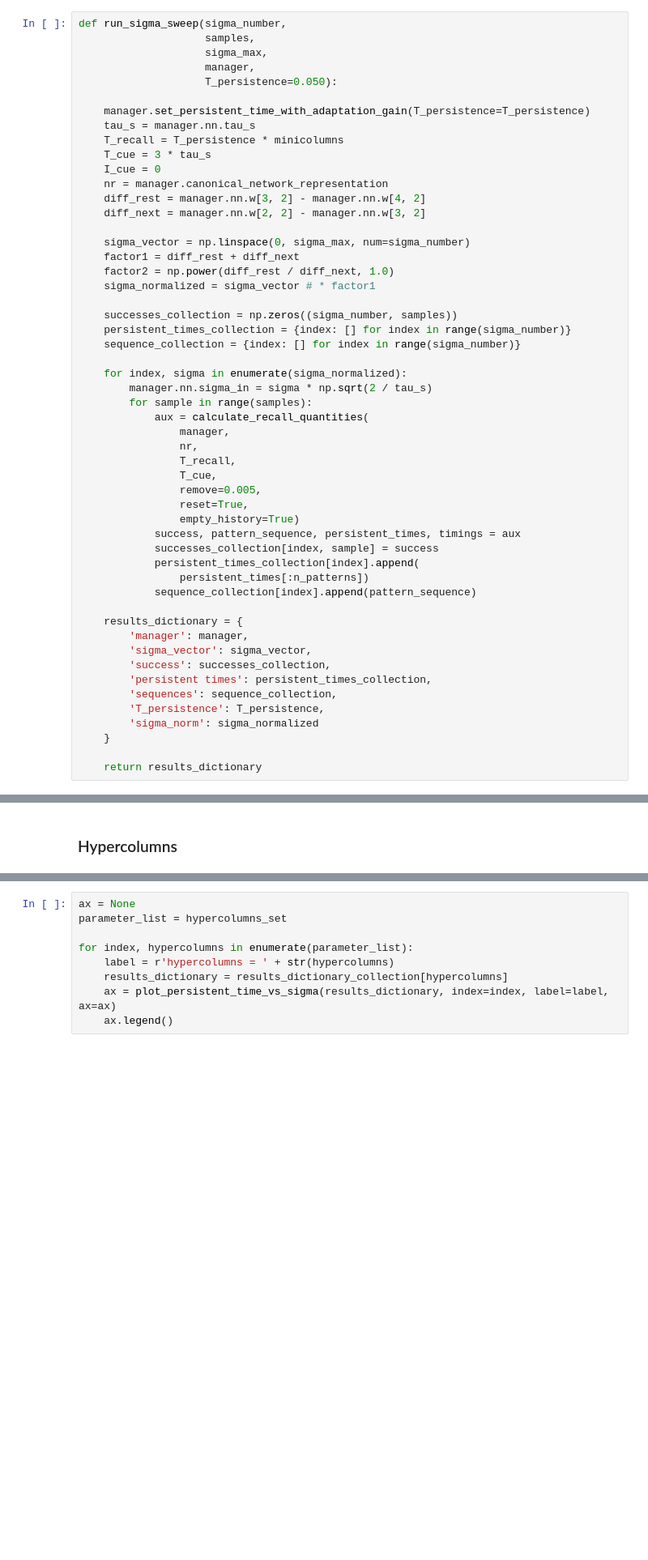
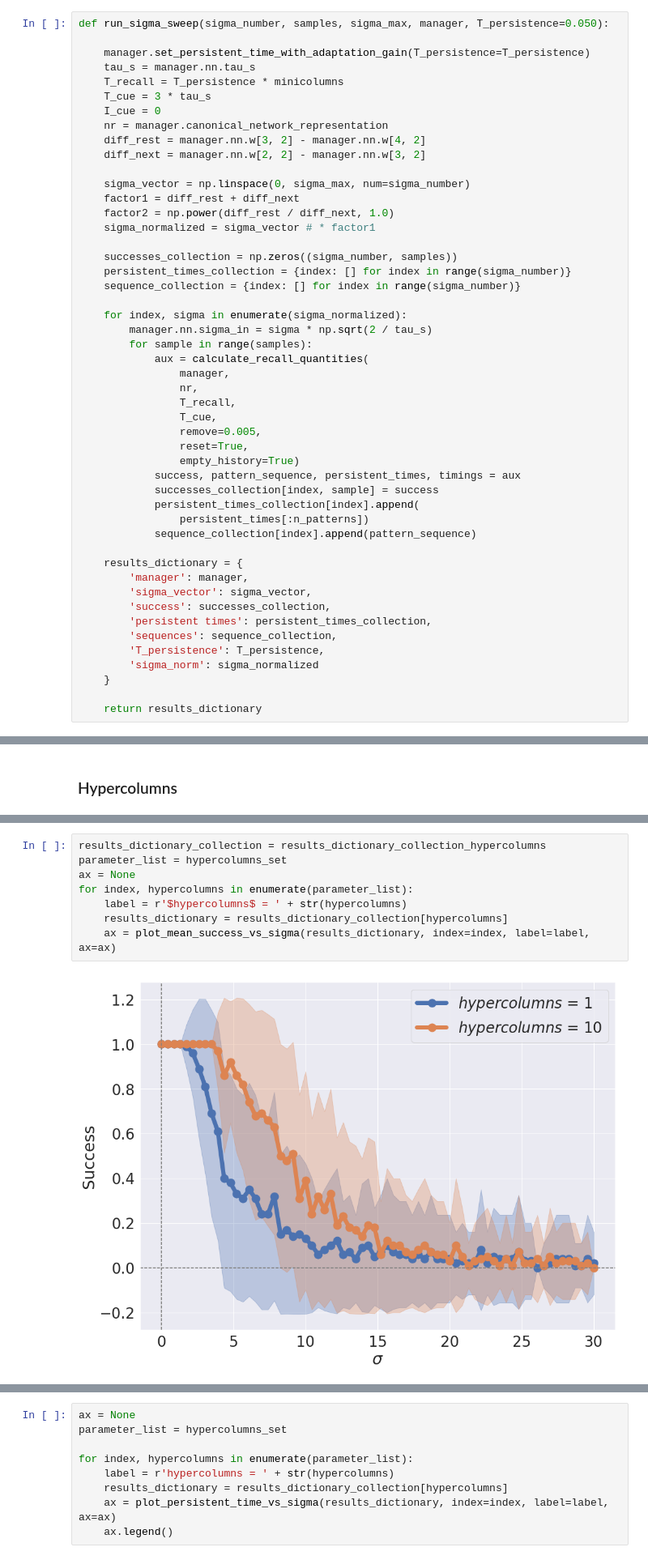
Before and after one commit to h-mayorquin/sequence_learning_paper, a Jupyter notebook: jupyter/2018-08-10(Noise calculations I).ipynb, the cells around one changed output, grey strips where cells are left out. Shown at 81% size. Drawn from its saved outputs; the diff is of its cells as text; blank space fills up the shorter version.

```diff
--- a/jupyter/2018-08-10(Noise calculations I).ipynb
+++ b/jupyter/2018-08-10(Noise calculations I).ipynb
@@ -36,11 +36,7 @@ vmin = -3.0
 # %% [markdown]
 #### Sigma sweep
 # %%
-def run_sigma_sweep(sigma_number,
-                    samples,
-                    sigma_max,
-                    manager,
-                    T_persistence=0.050):
+def run_sigma_sweep(sigma_number, samples, sigma_max, manager, T_persistence=0.050):
 
     manager.set_persistent_time_with_adaptation_gain(T_persistence=T_persistence)
     tau_s = manager.nn.tau_s
@@ -818,0 +876,10 @@ for index, minicolumns in enumerate(parameter_list):
+# %%
+results_dictionary_collection = results_dictionary_collection_hypercolumns
+parameter_list = hypercolumns_set
+ax = None
+for index, hypercolumns in enumerate(parameter_list):
+    label = r'$hypercolumns$ = ' + str(hypercolumns)
+    results_dictionary = results_dictionary_collection[hypercolumns]
+    ax = plot_mean_success_vs_sigma(results_dictionary, index=index, label=label, ax=ax)
+# %% [output]
+[figure, added]
```
Also changed, not shown: parts of 18 cells of this notebook, 5 other files.
